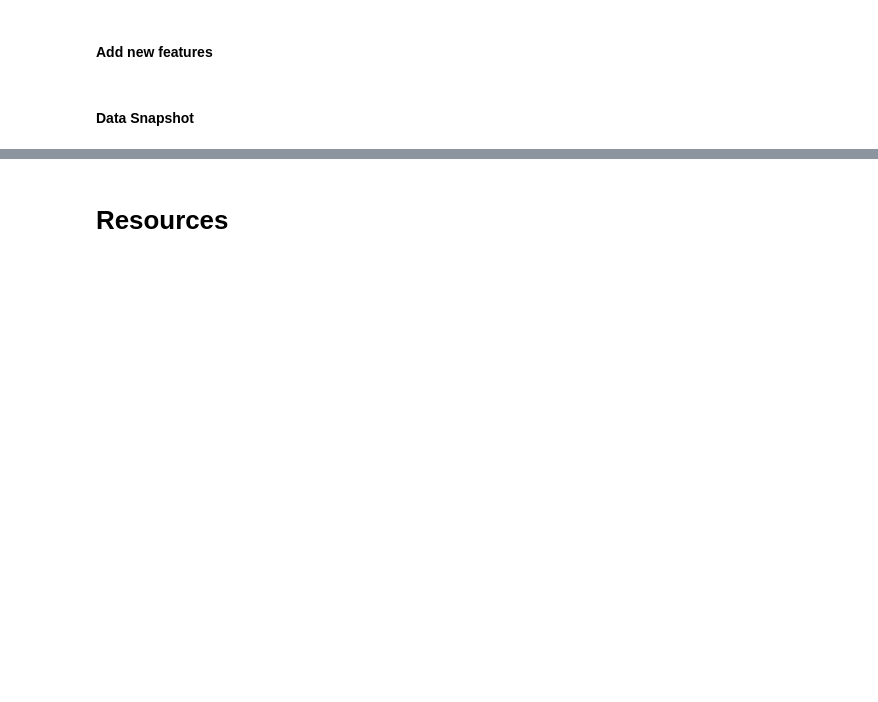
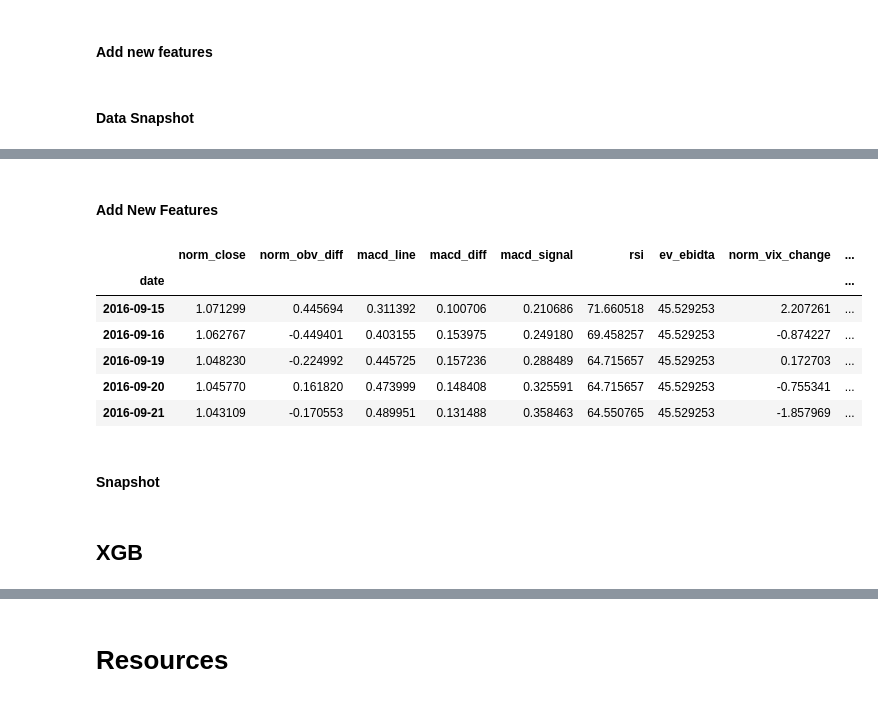
Before and after one commit to danCoder93/ENSF611-FinPrediction, a Jupyter notebook: src/FinPrediction.ipynb, the cells around one changed output, grey strips where cells are left out. Saved outputs shown, nothing was run; the diff lists cells and outputs as text; code cells hidden in the pictures; blank space fills up the shorter version.

```diff
--- a/src/FinPrediction.ipynb
+++ b/src/FinPrediction.ipynb
@@ -432,0 +497,23 @@ df.to_csv("/content/aapl_model_tcn_dataset.csv", index=True, header=True)
+# %%
+train_start = y_train.time_index[tft.input_chunk_length]
+
+y_pred_train = tft.historical_forecasts(
+    series=y_train,
+    past_covariates=X_train,
+    start=train_start,
+    forecast_horizon=1,
+    stride=1,
+    retrain=False,
+    last_points_only=True,
+    verbose=False,
+)
+
+y_pred_test = tft.historical_forecasts(
+    series=y_test,
+    past_covariates=X_test,
+    forecast_horizon=1,     # predict 1 step ahead each time
+    stride=1,               # every time point
+    retrain=False,          # use your already-fitted model
+    last_points_only=True,  # we only want the 1-step-ahead point
+    verbose=False,
+)
@@ -432,0 +542,5 @@ df.to_csv("/content/aapl_model_tcn_dataset.csv", index=True, header=True)
+# %%
+y_train = scaler.inverse_transform(y_train)
+y_test = scaler.inverse_transform(y_test)
+y_pred_train = scaler.inverse_transform(y_pred_train)
+y_pred_test = scaler.inverse_transform(y_pred_test)
@@ -432,0 +549,6 @@ df.to_csv("/content/aapl_model_tcn_dataset.csv", index=True, header=True)
+# %%
+df_tft = pd.DataFrame(pd.concat([y_pred_train.to_dataframe(), y_pred_test.to_dataframe()], axis=0))
+df_tft = df_tft.rename(columns={'price_change' : 'tft_pred'})
+df_tft['tft_actual'] = pd.concat([y_train.to_dataframe(), y_test.to_dataframe()], axis=0)
+df_tft['tft_res'] = df_tft['tft_actual'] - df_tft['tft_pred']
+df_tft.head()
@@ -432,0 +563,16 @@ df.to_csv("/content/aapl_model_tcn_dataset.csv", index=True, header=True)
+# %% [markdown]
+#### Add New Features
+# %%
+df = pd.concat([df, df_tft[['tft_pred', 'tft_res']]], axis=1, join='inner')
+df = df[[*[x for x in df.columns if x != 'price_change'], 'price_change']]
+df.head()
+# %% [output]
+|  | norm_close | norm_obv_diff | macd_line | macd_diff | macd_signal | rsi | ev_ebidta | norm_vix_change | ... |
+| date |  |  |  |  |  |  |  |  | ... |
+| 2016-09-15 | 1.071299 | 0.445694 | 0.311392 | 0.100706 | 0.210686 | 71.660518 | 45.529253 | 2.207261 | ... |
+| 2016-09-16 | 1.062767 | -0.449401 | 0.403155 | 0.153975 | 0.249180 | 69.458257 | 45.529253 | -0.874227 | ... |
+| 2016-09-19 | 1.048230 | -0.224992 | 0.445725 | 0.157236 | 0.288489 | 64.715657 | 45.529253 | 0.172703 | ... |
+| 2016-09-20 | 1.045770 | 0.161820 | 0.473999 | 0.148408 | 0.325591 | 64.715657 | 45.529253 | -0.755341 | ... |
+| 2016-09-21 | 1.043109 | -0.170553 | 0.489951 | 0.131488 | 0.358463 | 64.550765 | 45.529253 | -1.857969 | ... |
+# %% [markdown]
+#### Snapshot
@@ -432,0 +581,2 @@ df.to_csv("/content/aapl_model_tcn_dataset.csv", index=True, header=True)
+# %% [markdown]
+## XGB
```
Also changed, not shown: parts of 28 cells of this notebook.
